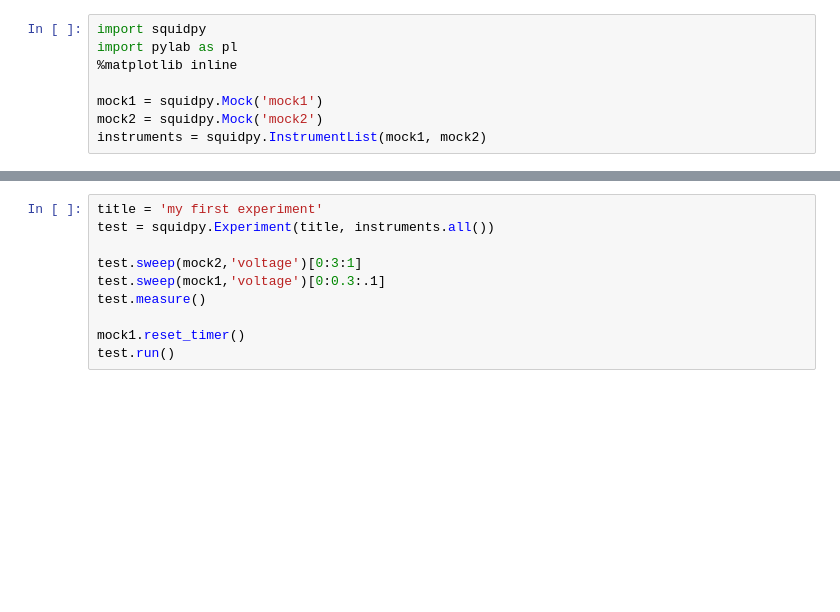
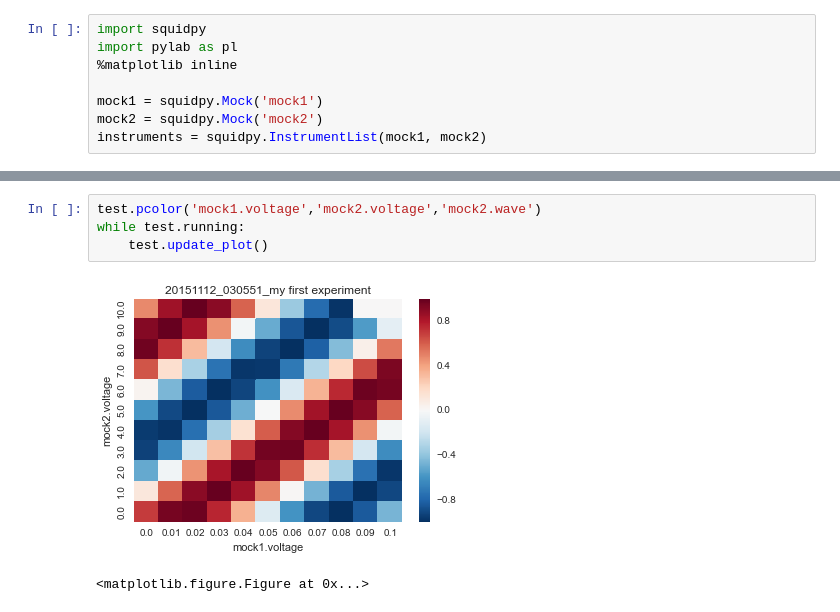
Before and after one commit to guenp/squidpy, a Jupyter notebook: examples/Experiment.ipynb, the cells around one changed output, grey strips where cells are left out. Drawn from its saved outputs; the diff is of its cells as text; blank space fills up the shorter version.

Commit message:
add pcolor

```diff
--- a/examples/Experiment.ipynb
+++ b/examples/Experiment.ipynb
@@ -39,10 +45,7 @@ while test.running:
-# %%
-title = 'my first experiment'
-test = squidpy.Experiment(title, instruments.all())
-
-test.sweep(mock2,'voltage')[0:3:1]
-test.sweep(mock1,'voltage')[0:0.3:.1]
-test.measure()
-
-mock1.reset_timer()
-test.run()
+# %%
+test.pcolor('mock1.voltage','mock2.voltage','mock2.wave')
+while test.running:
+    test.update_plot()
+# %% [output]
+[figure, added]
+<matplotlib.figure.Figure at 0x...>
```
Also changed, not shown: parts of 6 cells of this notebook, 7 other files.
